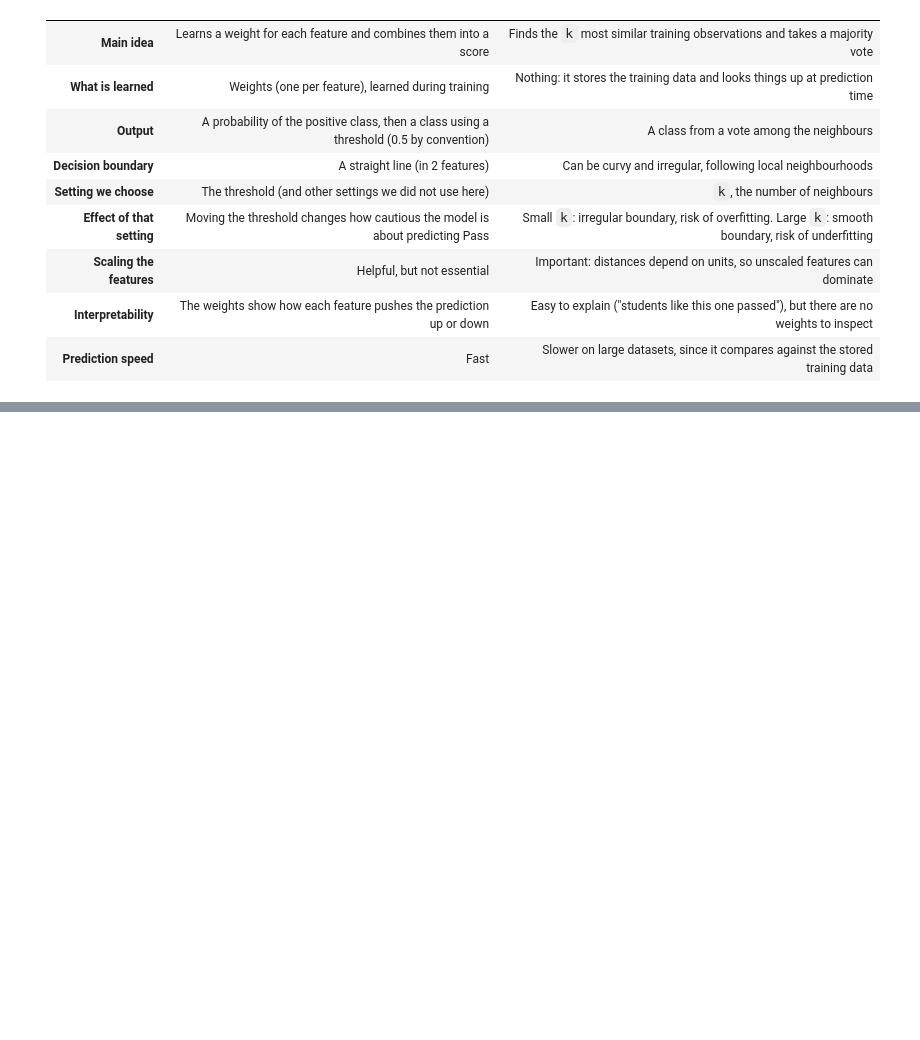
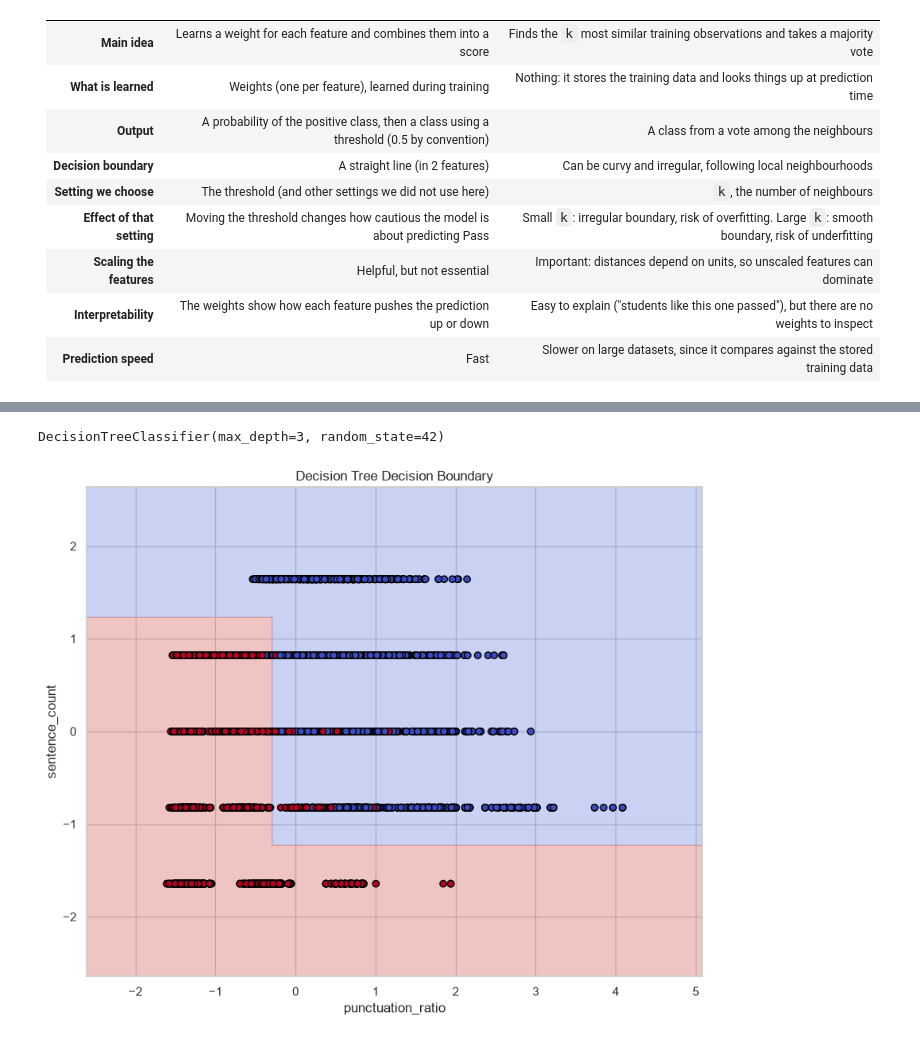
Before and after one commit to Harriette-dev/Group1Project, a Jupyter notebook: notebooks/numerical_model.ipynb, the cells around one changed output, grey strips where cells are left out. Saved outputs shown, nothing was run; the diff lists cells and outputs as text; code cells hidden in the pictures; blank space fills up the shorter version.

```diff
--- a/notebooks/numerical_model.ipynb
+++ b/notebooks/numerical_model.ipynb
@@ -449,0 +517,67 @@ pd.DataFrame(k_results)
+# %%
+from sklearn.tree import DecisionTreeClassifier
+
+X_train_2d = X_train[[
+    "punctuation_ratio",
+    "sentence_count"
+]]
+
+X_test_2d = X_test[[
+
+    "punctuation_ratio",
+    "sentence_count"
+]]
+
+tree_2d = DecisionTreeClassifier(
+    max_depth=3,
+    random_state=42
+)
+
+tree_2d.fit(X_train_2d, y_train)
+# %% [output]
+DecisionTreeClassifier(max_depth=3, random_state=42)
+# %%
+import numpy as np
+import matplotlib.pyplot as plt
+
+x_min, x_max = X_train_2d.iloc[:, 0].min() - 1, X_train_2d.iloc[:, 0].max() + 1
+y_min, y_max = X_train_2d.iloc[:, 1].min() - 1, X_train_2d.iloc[:, 1].max() + 1
+
+xx, yy = np.meshgrid(
+    np.arange(x_min, x_max, 0.01),
+    np.arange(y_min, y_max, 0.01)
+)
+
+Z = tree_2d.predict(
+    np.c_[xx.ravel(), yy.ravel()]
+)
+
+# Convert labels if needed
+Z = np.where(Z == "human", 1, 0)
+
+Z = Z.reshape(xx.shape)
+
+plt.figure(figsize=(10,8))
+
+plt.contourf(
+    xx,
+    yy,
+    Z,
+    alpha=0.3,
+    cmap="coolwarm"
+)
+
+scatter = plt.scatter(
+    X_train_2d["punctuation_ratio"],
+    X_train_2d["sentence_count"],
+    c=(y_train == "human"),
+    cmap="coolwarm",
+    edgecolor="black"
+)
+
+plt.xlabel("punctuation_ratio")
+plt.ylabel("sentence_count")
+plt.title("Decision Tree Decision Boundary")
+plt.show()
+# %% [output]
+[figure, added]
```
Also changed, not shown: parts of 24 cells of this notebook.
